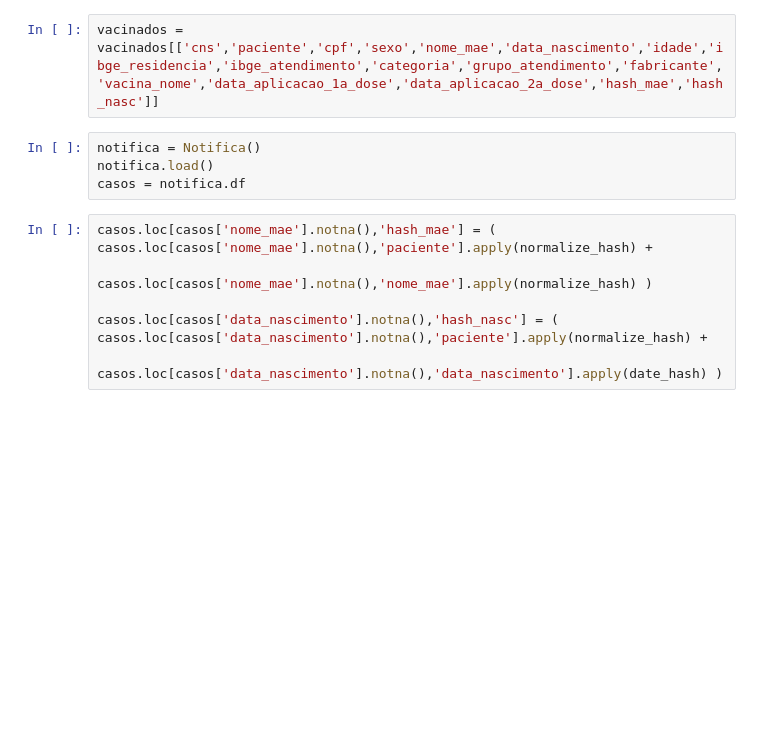
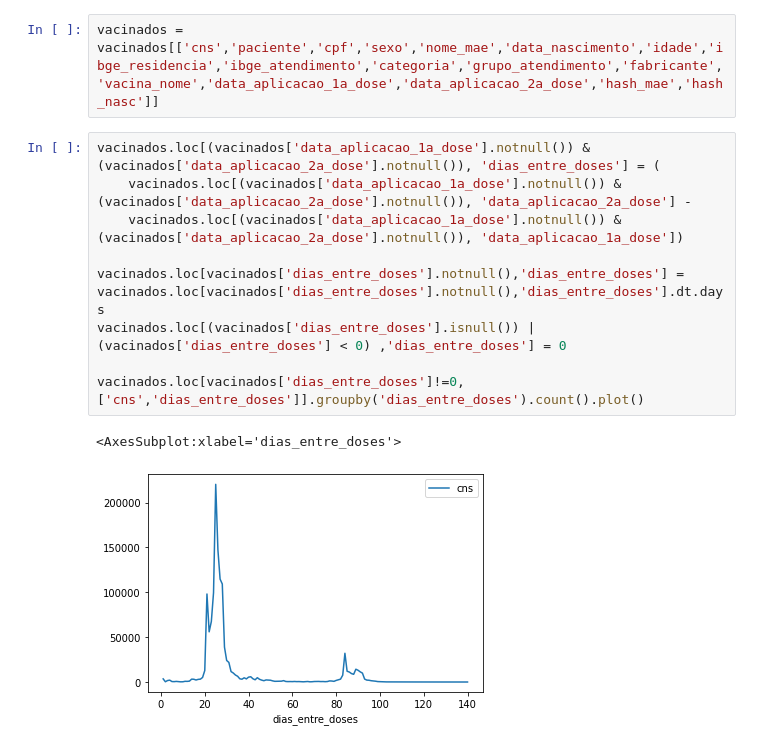
Before and after one commit to vinnylg/covid19datascience, a Jupyter notebook: notebooks/vacinacao.ipynb, the cells around one changed output. Drawn from its saved outputs; the diff is of its cells as text; blank space fills up the shorter version.

```diff
--- a/notebooks/vacinacao.ipynb
+++ b/notebooks/vacinacao.ipynb
@@ -66,13 +75,15 @@ vacinados['ibge_atendimento'] = vacinados['ibge_atendimento'].fillna(-999999).as
 # vacinados.loc[(vacinados['paciente_2dose'].notna()) & (vacinados['paciente_1dose'].notna()) & (vacinados['paciente_1dose']!=vacinados['paciente_2dose']),['paciente_1dose','paciente_2dose']]
 # %%
 vacinados = vacinados[['cns','paciente','cpf','sexo','nome_mae','data_nascimento','idade','ibge_residencia','ibge_atendimento','categoria','grupo_atendimento','fabricante','vacina_nome','data_aplicacao_1a_dose','data_aplicacao_2a_dose','hash_mae','hash_nasc']]
-# %%
-notifica = Notifica()
-notifica.load()
-casos = notifica.df
-# %%
-casos.loc[casos['nome_mae'].notna(),'hash_mae'] = ( casos.loc[casos['nome_mae'].notna(),'paciente'].apply(normalize_hash) +
-                                                          casos.loc[casos['nome_mae'].notna(),'nome_mae'].apply(normalize_hash) )
-
-casos.loc[casos['data_nascimento'].notna(),'hash_nasc'] = ( casos.loc[casos['data_nascimento'].notna(),'paciente'].apply(normalize_hash) +
-                                                                  casos.loc[casos['data_nascimento'].notna(),'data_nascimento'].apply(date_hash) )
+# %%
+vacinados.loc[(vacinados['data_aplicacao_1a_dose'].notnull()) & (vacinados['data_aplicacao_2a_dose'].notnull()), 'dias_entre_doses'] = (
+    vacinados.loc[(vacinados['data_aplicacao_1a_dose'].notnull()) & (vacinados['data_aplicacao_2a_dose'].notnull()), 'data_aplicacao_2a_dose'] -
+    vacinados.loc[(vacinados['data_aplicacao_1a_dose'].notnull()) & (vacinados['data_aplicacao_2a_dose'].notnull()), 'data_aplicacao_1a_dose'])
+
+vacinados.loc[vacinados['dias_entre_doses'].notnull(),'dias_entre_doses'] = vacinados.loc[vacinados['dias_entre_doses'].notnull(),'dias_entre_doses'].dt.days
+vacinados.loc[(vacinados['dias_entre_doses'].isnull()) | (vacinados['dias_entre_doses'] < 0) ,'dias_entre_doses'] = 0
+
+vacinados.loc[vacinados['dias_entre_doses']!=0,['cns','dias_entre_doses']].groupby('dias_entre_doses').count().plot()
+# %% [output]
+<AxesSubplot:xlabel='dias_entre_doses'>
+[figure, added]
```
Also changed, not shown: parts of 13 cells of this notebook, 1 other file.
